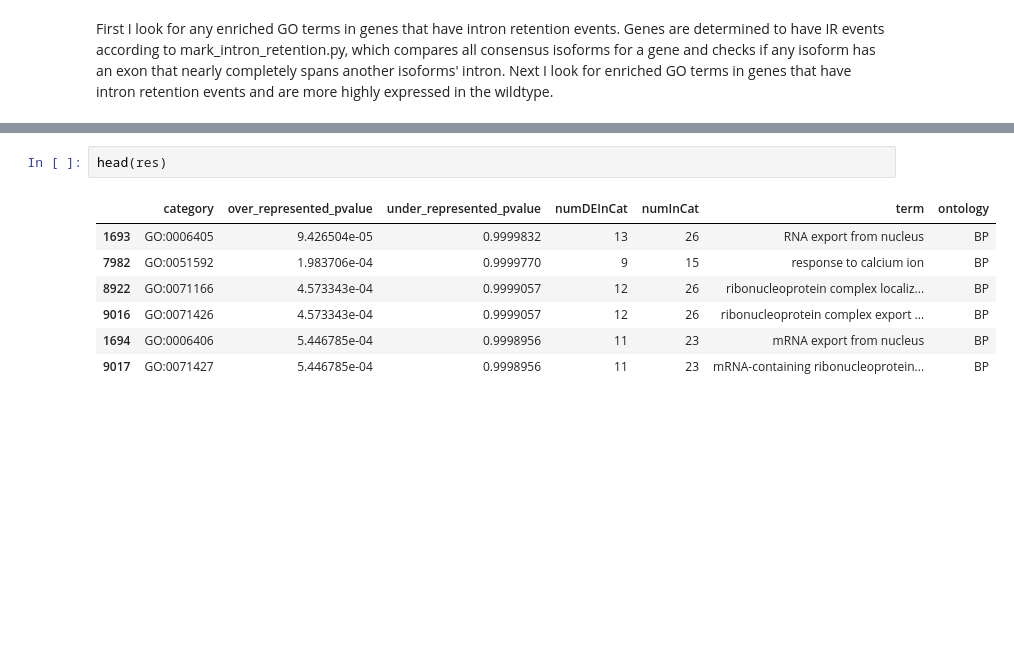
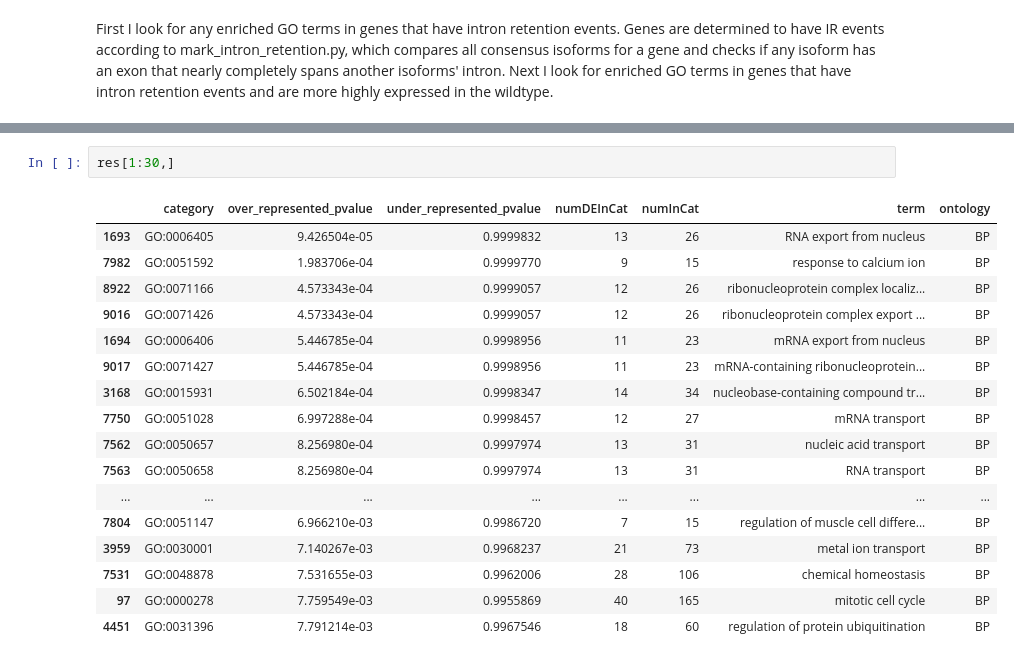
Before and after one commit to belgravia/jupyter-notebooks, a Jupyter notebook: Intron retention analysis.ipynb, the cells around one changed output, grey strips where cells are left out. Cells and saved outputs as stored; diff of their text form; blank space fills up the shorter version.

```diff
--- a/Intron retention analysis.ipynb
+++ b/Intron retention analysis.ipynb
@@ -77,13 +67,23 @@ This was the default behavior for version 1.15.1 and earlier.
 Calculating the p-values...
 'select()' returned 1:1 mapping between keys and columns
 [figure]
-# %%
-head(res)
-# %% [output]
-|  | category | over_represented_pvalue | under_represented_pvalue | numDEInCat | numInCat | term | ontology |
-| 1693 | GO:0006405 | 9.426504e-05 | 0.9999832 | 13 | 26 | RNA export from nucleus | BP |
-| 7982 | GO:0051592 | 1.983706e-04 | 0.9999770 | 9 | 15 | response to calcium ion | BP |
-| 8922 | GO:0071166 | 4.573343e-04 | 0.9999057 | 12 | 26 | ribonucleoprotein complex localiz... | BP |
-| 9016 | GO:0071426 | 4.573343e-04 | 0.9999057 | 12 | 26 | ribonucleoprotein complex export ... | BP |
-| 1694 | GO:0006406 | 5.446785e-04 | 0.9998956 | 11 | 23 | mRNA export from nucleus | BP |
-| 9017 | GO:0071427 | 5.446785e-04 | 0.9998956 | 11 | 23 | mRNA-containing ribonucleoprotein... | BP |
+# %%
+res[1:30,]
+# %% [output]
+|  | category | over_represented_pvalue | under_represented_pvalue | numDEInCat | numInCat | term | ontology |
+| 1693 | GO:0006405 | 9.426504e-05 | 0.9999832 | 13 | 26 | RNA export from nucleus | BP |
+| 7982 | GO:0051592 | 1.983706e-04 | 0.9999770 | 9 | 15 | response to calcium ion | BP |
+| 8922 | GO:0071166 | 4.573343e-04 | 0.9999057 | 12 | 26 | ribonucleoprotein complex localiz... | BP |
+| 9016 | GO:0071426 | 4.573343e-04 | 0.9999057 | 12 | 26 | ribonucleoprotein complex export ... | BP |
+| 1694 | GO:0006406 | 5.446785e-04 | 0.9998956 | 11 | 23 | mRNA export from nucleus | BP |
+| 9017 | GO:0071427 | 5.446785e-04 | 0.9998956 | 11 | 23 | mRNA-containing ribonucleoprotein... | BP |
+| 3168 | GO:0015931 | 6.502184e-04 | 0.9998347 | 14 | 34 | nucleobase-containing compound tr... | BP |
+| 7750 | GO:0051028 | 6.997288e-04 | 0.9998457 | 12 | 27 | mRNA transport | BP |
+| 7562 | GO:0050657 | 8.256980e-04 | 0.9997974 | 13 | 31 | nucleic acid transport | BP |
+| 7563 | GO:0050658 | 8.256980e-04 | 0.9997974 | 13 | 31 | RNA transport | BP |
+| ... | ... | ... | ... | ... | ... | ... | ... |
+| 7804 | GO:0051147 | 6.966210e-03 | 0.9986720 | 7 | 15 | regulation of muscle cell differe... | BP |
+| 3959 | GO:0030001 | 7.140267e-03 | 0.9968237 | 21 | 73 | metal ion transport | BP |
+| 7531 | GO:0048878 | 7.531655e-03 | 0.9962006 | 28 | 106 | chemical homeostasis | BP |
+| 97 | GO:0000278 | 7.759549e-03 | 0.9955869 | 40 | 165 | mitotic cell cycle | BP |
+| 4451 | GO:0031396 | 7.791214e-03 | 0.9967546 | 18 | 60 | regulation of protein ubiquitination | BP |
```
Also changed, not shown: parts of 4 cells of this notebook.
